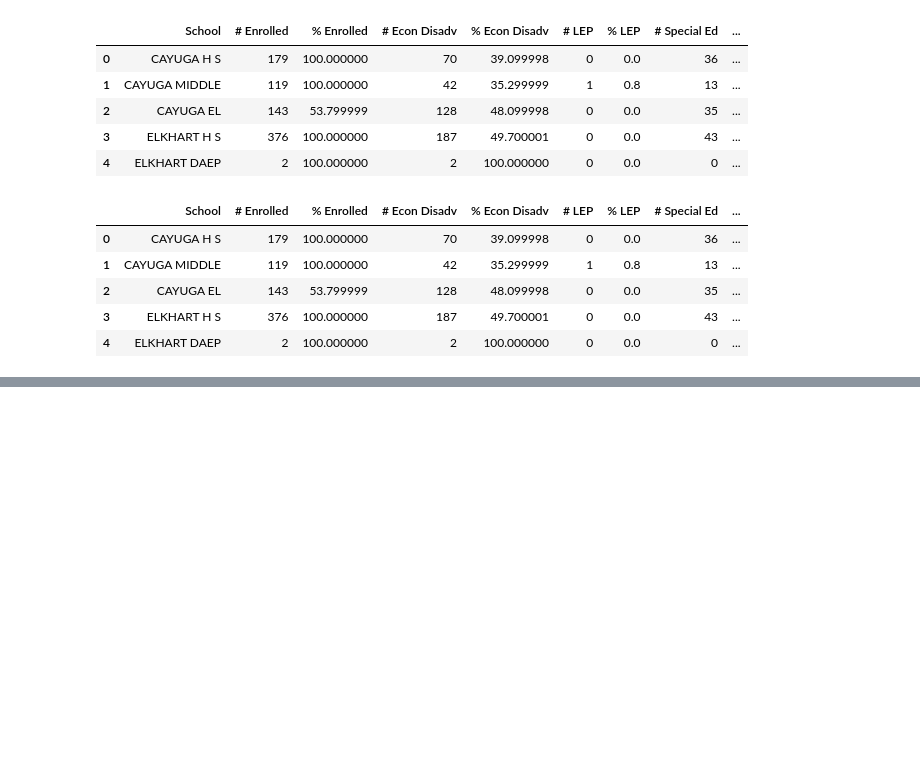
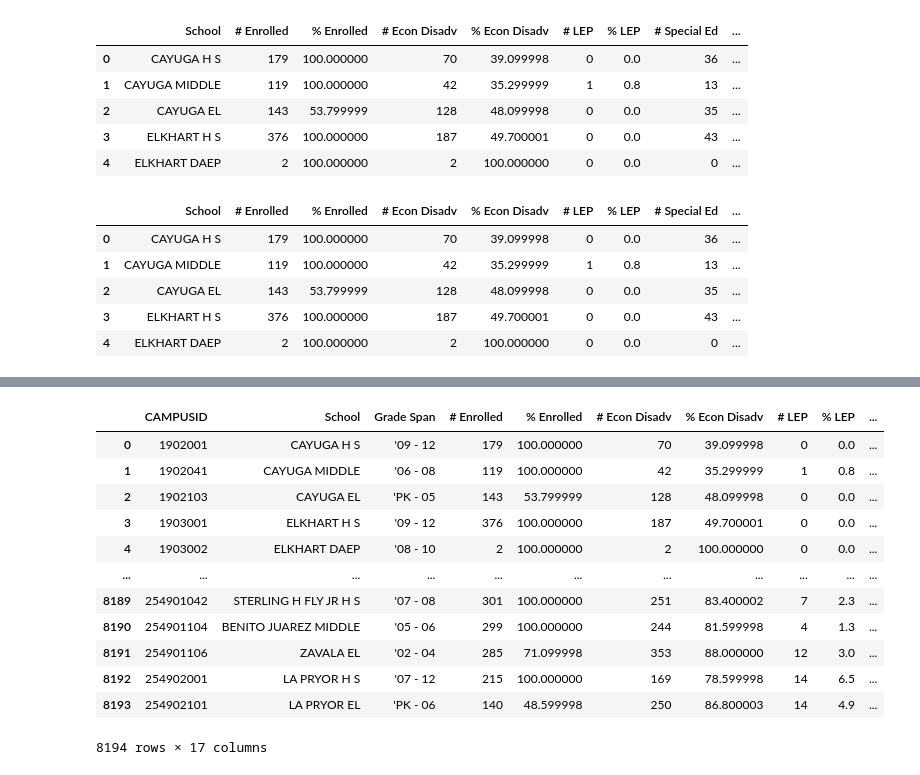
Before and after one commit to plqualls/PerformanceTask, a Jupyter notebook: Student Data Cleanup.ipynb, the cells around one changed output, grey strips where cells are left out. Saved outputs shown, nothing was run; the diff lists cells and outputs as text; code cells hidden in the pictures; blank space fills up the shorter version.

```diff
--- a/Student Data Cleanup.ipynb
+++ b/Student Data Cleanup.ipynb
@@ -122,3 +94,0 @@ merged_df.to_csv('final_dataset.csv', index=False)
-# %%
-# making data frame
-df = pd.read_csv("final_dataset.csv")
@@ -126,0 +112,19 @@ AttributeError: 'Series' object has no attribute 'contains'
+# %%
+#rearranging columns
+student_data_complete=df.reindex(columns=['CAMPUSID','School','Grade Span', '# Enrolled', '% Enrolled', '# Econ Disadv','% Econ Disadv','# LEP','% LEP','# Special Ed','% Special Ed',
+                                         'Meets/Tests Rate','Masters/Test Rate','Approaches/Test Rate','Meets/ELA-Reading','Masters/ELA-Reading','Approaches/ELA-Reading'])
+student_data_complete
+# %% [output]
+|  | CAMPUSID | School | Grade Span | # Enrolled | % Enrolled | # Econ Disadv | % Econ Disadv | # LEP | % LEP | ... |
+| 0 | 1902001 | CAYUGA H S | '09 - 12 | 179 | 100.000000 | 70 | 39.099998 | 0 | 0.0 | ... |
+| 1 | 1902041 | CAYUGA MIDDLE | '06 - 08 | 119 | 100.000000 | 42 | 35.299999 | 1 | 0.8 | ... |
+| 2 | 1902103 | CAYUGA EL | 'PK - 05 | 143 | 53.799999 | 128 | 48.099998 | 0 | 0.0 | ... |
+| 3 | 1903001 | ELKHART H S | '09 - 12 | 376 | 100.000000 | 187 | 49.700001 | 0 | 0.0 | ... |
+| 4 | 1903002 | ELKHART DAEP | '08 - 10 | 2 | 100.000000 | 2 | 100.000000 | 0 | 0.0 | ... |
+| ... | ... | ... | ... | ... | ... | ... | ... | ... | ... | ... |
+| 8189 | 254901042 | STERLING H FLY JR H S | '07 - 08 | 301 | 100.000000 | 251 | 83.400002 | 7 | 2.3 | ... |
+| 8190 | 254901104 | BENITO JUAREZ MIDDLE | '05 - 06 | 299 | 100.000000 | 244 | 81.599998 | 4 | 1.3 | ... |
+| 8191 | 254901106 | ZAVALA EL | '02 - 04 | 285 | 71.099998 | 353 | 88.000000 | 12 | 3.0 | ... |
+| 8192 | 254902001 | LA PRYOR H S | '07 - 12 | 215 | 100.000000 | 169 | 78.599998 | 14 | 6.5 | ... |
+| 8193 | 254902101 | LA PRYOR EL | 'PK - 06 | 140 | 48.599998 | 250 | 86.800003 | 14 | 4.9 | ... |
+8194 rows × 17 columns
```
Also changed, not shown: parts of 4 cells of this notebook, 1 other file.
